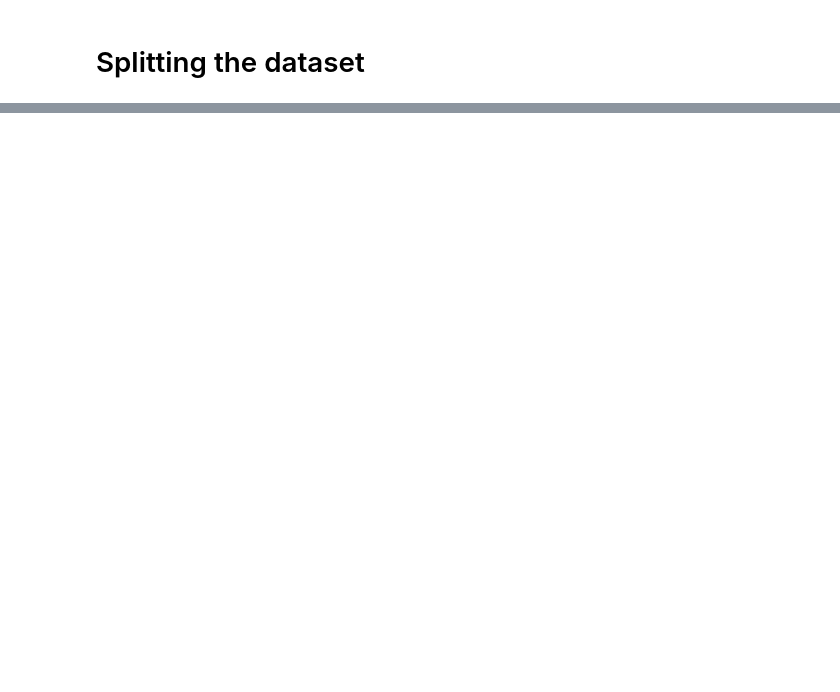
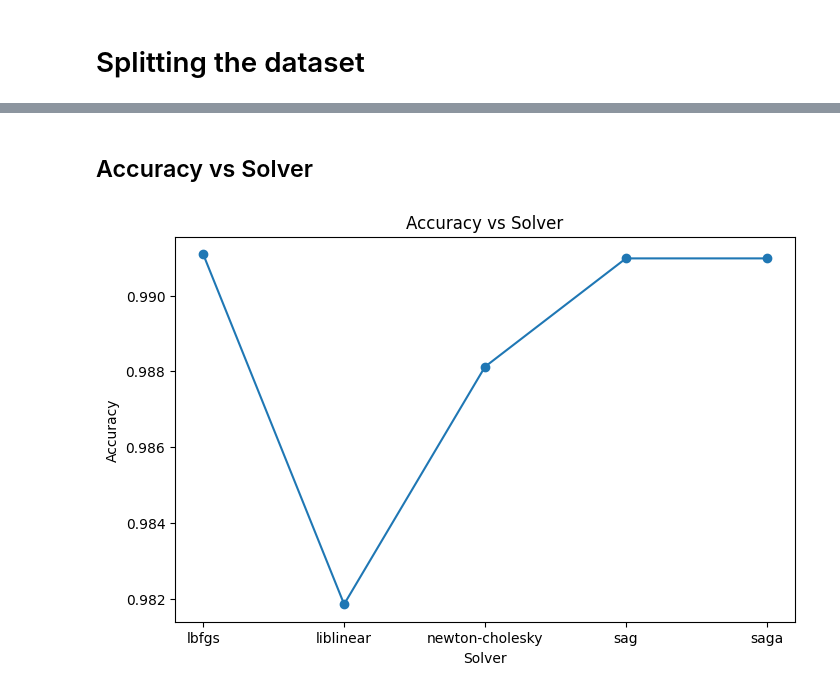
Before and after one commit to Shahrukhzx/CSE445-Project, a Jupyter notebook: InnovaTech.ipynb, the cells around one changed output, grey strips where cells are left out. Drawn from its saved outputs; the diff is of its cells as text; code cells hidden in the pictures; blank space fills up the shorter version.

```diff
--- a/InnovaTech.ipynb
+++ b/InnovaTech.ipynb
@@ -383,0 +491,21 @@ Test set size: 9238 samples
+# %% [markdown]
+## Accuracy vs Solver
+# %%
+solvers = ['lbfgs', 'liblinear',  'newton-cholesky', 'sag', 'saga']
+accuracies = []
+
+for solver in solvers:
+    log_reg_solver = LogisticRegression(solver=solver)
+    log_reg_solver.fit(X_train_scaled, y_train)
+    y_pred_solver = log_reg_solver.predict(X_test_scaled)
+    accuracies.append(accuracy_score(y_test, y_pred_solver))
+
+# Plot accuracy vs solver
+plt.figure(figsize=(8, 5))
+plt.plot(solvers, accuracies, marker='o')
+plt.title('Accuracy vs Solver')
+plt.xlabel('Solver')
+plt.ylabel('Accuracy')
+plt.show()
+# %% [output]
+[figure, added]
```
Also changed, not shown: parts of 23 cells of this notebook, 1 other file.
